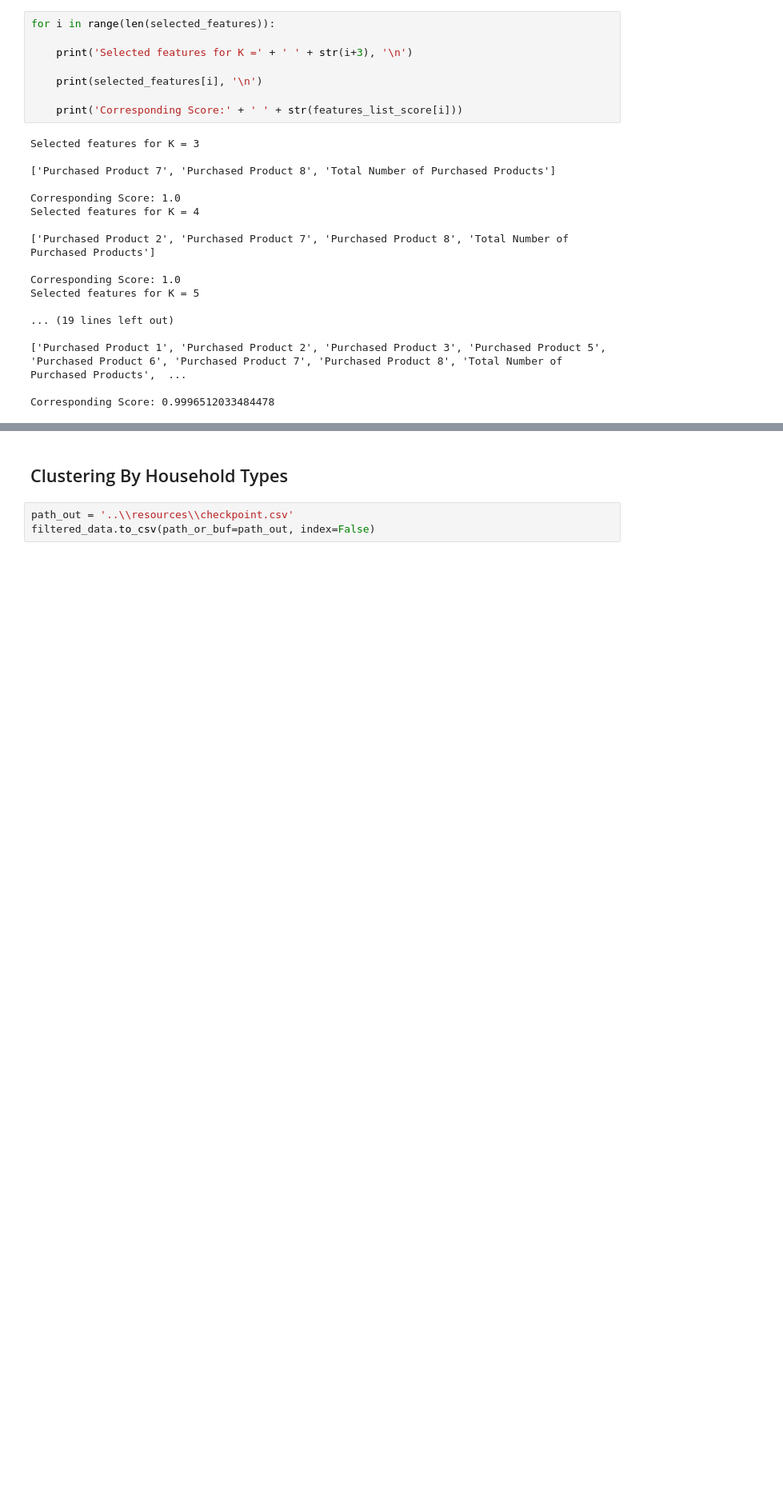
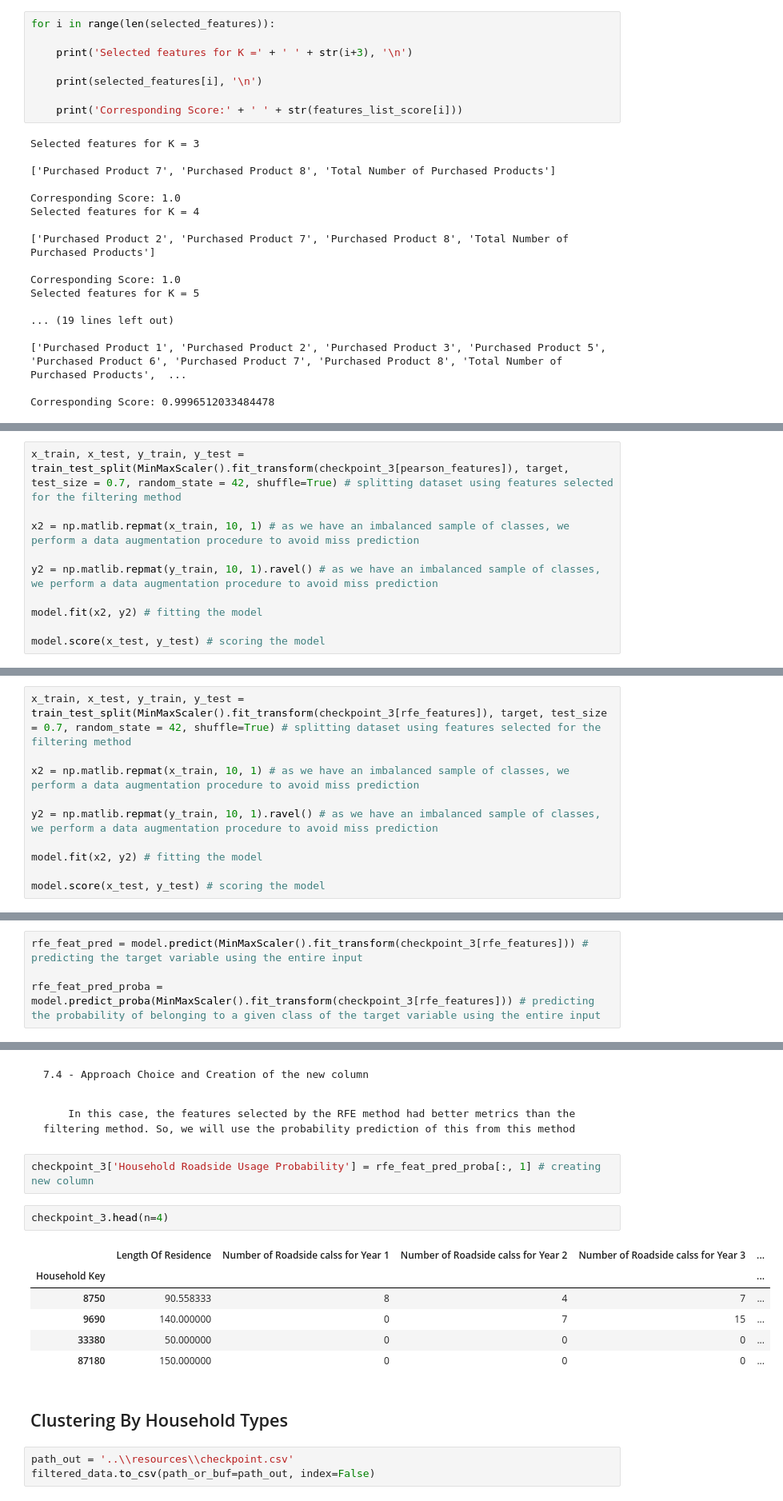
Before and after one commit to mllogeo/MLPGD_Capstone_Project, a Jupyter notebook: scripts/main.ipynb, the cells around one changed output, grey strips where cells are left out. Shown: that part at 80% size. Cells and saved outputs as stored; diff of their text form; blank space fills up the shorter version.

```diff
--- a/scripts/main.ipynb
+++ b/scripts/main.ipynb
@@ -1727,0 +1952,10 @@ Corresponding Score: 0.9996512033484478
+# %%
+x_train, x_test, y_train, y_test = train_test_split(MinMaxScaler().fit_transform(checkpoint_3[pearson_features]), target, test_size = 0.7, random_state = 42, shuffle=True) # splitting dataset using features selected for the filtering method
+
+x2 = np.matlib.repmat(x_train, 10, 1) # as we have an imbalanced sample of classes, we perform a data augmentation procedure to avoid miss prediction
+
+y2 = np.matlib.repmat(y_train, 10, 1).ravel() # as we have an imbalanced sample of classes, we perform a data augmentation procedure to avoid miss prediction
+
+model.fit(x2, y2) # fitting the model
+
+model.score(x_test, y_test) # scoring the model
@@ -1727,0 +1990,10 @@ Corresponding Score: 0.9996512033484478
+# %%
+x_train, x_test, y_train, y_test = train_test_split(MinMaxScaler().fit_transform(checkpoint_3[rfe_features]), target, test_size = 0.7, random_state = 42, shuffle=True) # splitting dataset using features selected for the filtering method
+
+x2 = np.matlib.repmat(x_train, 10, 1) # as we have an imbalanced sample of classes, we perform a data augmentation procedure to avoid miss prediction
+
+y2 = np.matlib.repmat(y_train, 10, 1).ravel() # as we have an imbalanced sample of classes, we perform a data augmentation procedure to avoid miss prediction
+
+model.fit(x2, y2) # fitting the model
+
+model.score(x_test, y_test) # scoring the model
@@ -1727,0 +2004,4 @@ Corresponding Score: 0.9996512033484478
+# %%
+rfe_feat_pred = model.predict(MinMaxScaler().fit_transform(checkpoint_3[rfe_features])) # predicting the target variable using the entire input
+
+rfe_feat_pred_proba = model.predict_proba(MinMaxScaler().fit_transform(checkpoint_3[rfe_features])) # predicting the probability of belonging to a given class of the target variable using the entire input
@@ -1728,3 +2021,18 @@ Corresponding Score: 0.9996512033484478
+# %% [markdown]
+    7.4 - Approach Choice and Creation of the new column
+# %% [markdown]
+        In this case, the features selected by the RFE method had better metrics than the filtering method. So, we will use the probability prediction of this from this method
+# %%
+checkpoint_3['Household Roadside Usage Probability'] = rfe_feat_pred_proba[:, 1] # creating new column
+# %%
+checkpoint_3.head(n=4)
+# %% [output]
+|  | Length Of Residence | Number of Roadside calss for Year 1 | Number of Roadside calss for Year 2 | Number of Roadside calss for Year 3 | ... |
+| Household Key |  |  |  |  | ... |
+| 8750 | 90.558333 | 8 | 4 | 7 | ... |
+| 9690 | 140.000000 | 0 | 7 | 15 | ... |
+| 33380 | 50.000000 | 0 | 0 | 0 | ... |
+| 87180 | 150.000000 | 0 | 0 | 0 | ... |
 # %% [markdown]
 ## Clustering By Household Types
 # %%
```
Also changed, not shown: parts of 58 cells of this notebook.
